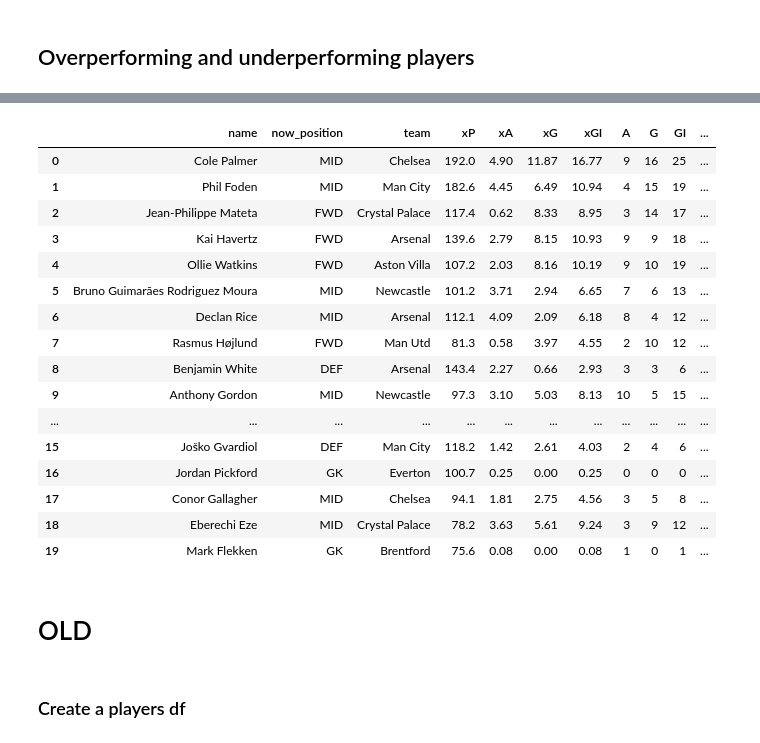
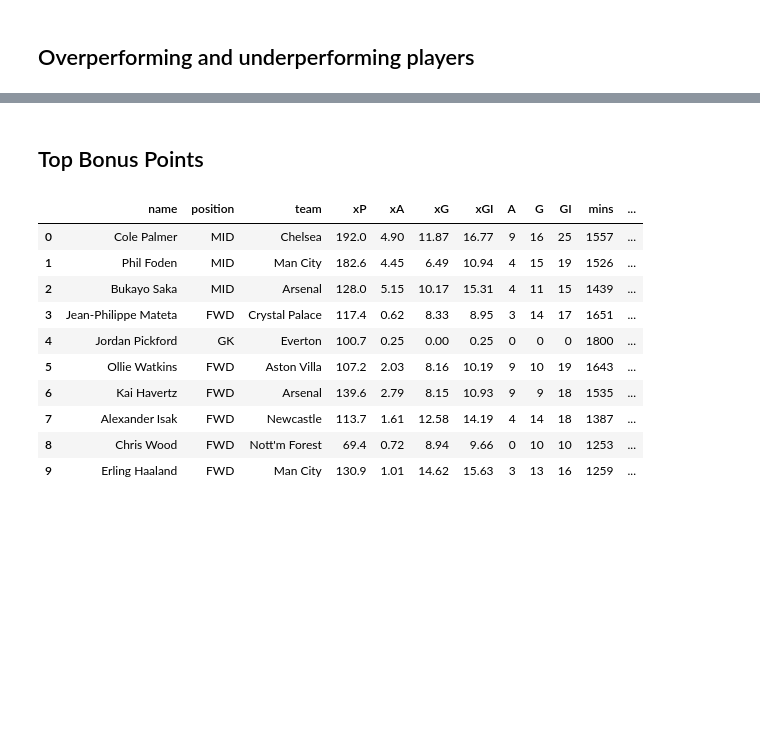
Before and after one commit to fajardgb/FPL-viz, a Jupyter notebook: preseason_scouting/preaseason_scouting2024-25.ipynb, the cells around one changed output, grey strips where cells are left out. Cells and saved outputs as stored; diff of their text form; code cells hidden in the pictures; blank space fills up the shorter version.

```diff
--- a/preseason_scouting/preaseason_scouting2024-25.ipynb
+++ b/preseason_scouting/preaseason_scouting2024-25.ipynb
@@ -51,7 +52,7 @@ def select_gw_subset(df, gw_start, gw_end, min_mins):
 
 
     # df = df.groupby(by=['name', 'prev_position', 'current_position', 'team'], as_index=False).agg(
-    df = df.groupby(by=['name', 'current_position', 'team'], as_index=False).agg(
+    df = df.groupby(by=['name', 'current_position', 'current_team'], as_index=False).agg(
         xP=('xP', 'sum'),
         xA=('xA', 'sum'),
         xG=('xG', 'sum'),
@@ -68,13 +69,17 @@ def select_gw_subset(df, gw_start, gw_end, min_mins):
 
     df = df[df['mins'] >= min_mins].reset_index(drop=True)
 
+    # check that there are players that meet the criteria
+    if len(df) == 0:
+        raise ValueError(f"Criteria for GWs {gw_start}-{gw_end} and min minutes {min_mins} not met")
+
     df['now_price'] = df['now_price'].astype(int)
     df['prev_price'] = df['prev_price'].round(0).astype(int)
 
-    df = df.rename(columns={'current_position': 'now_position'})
+    df = df.rename(columns={'current_position': 'position', 'current_team': 'team'})
 
     return df
 # %%
-df_subset = select_gw_subset(df, 19, 38, min_mins=1000)
+df_subset = select_gw_subset(df, 19, 38, min_mins=650)
 df_subset.head()
 # %% [output]
@@ -93,7 +98,7 @@ Let's add some informative columns
 df_subset['ppm'] = df_subset['points'] / df_subset['mins']
 
 # points per cost
-df_subset['ppc'] = (df_subset['points'] / df_subset['now_price']).round(2)
+df_subset['ppc'] = (df_subset['points'] / df_subset['now_price']).round(3)
 # %% [markdown]
 Let's see which players give you the most bang for your buck - points per cost (ppc)
 # %%
@@ -170,37 +175,17 @@ df_subset.head(20)
-# %%
-from sklearn.preprocessing import MinMaxScaler
-from sklearn.preprocessing import StandardScaler
-
-# Create a MinMaxScaler object
-scaler = StandardScaler()
-
-# Normalize the 'ppc' and 'GI_xGI_diff' columns
-df_subset[['ppc', 'GI_xGI_diff']] = scaler.fit_transform(df_subset[['ppc', 'GI_xGI_diff']])
-
-# Create a new column that sums the normalized 'ppc' and 'GI_xGI_diff' columns
-df_subset['sum_normalized'] = df_subset['ppc'] + df_subset['GI_xGI_diff']
+# %% [markdown]
+## Top Bonus Points
 # %%
-df_subset = df_subset.sort_values(by=['sum_normalized'], ascending=False).reset_index(drop=True)
-df_subset.head(20)
+df_subset = df_subset.sort_values(by=['bonus'], ascending=False).reset_index(drop=True)
+df_subset.head(10)
 # %% [output]
-|  | name | now_position | team | xP | xA | xG | xGI | A | G | GI | ... |
-| 0 | Cole Palmer | MID | Chelsea | 192.0 | 4.90 | 11.87 | 16.77 | 9 | 16 | 25 | ... |
-| 1 | Phil Foden | MID | Man City | 182.6 | 4.45 | 6.49 | 10.94 | 4 | 15 | 19 | ... |
-| 2 | Jean-Philippe Mateta | FWD | Crystal Palace | 117.4 | 0.62 | 8.33 | 8.95 | 3 | 14 | 17 | ... |
-| 3 | Kai Havertz | FWD | Arsenal | 139.6 | 2.79 | 8.15 | 10.93 | 9 | 9 | 18 | ... |
-| 4 | Ollie Watkins | FWD | Aston Villa | 107.2 | 2.03 | 8.16 | 10.19 | 9 | 10 | 19 | ... |
-| 5 | Bruno Guimarães Rodriguez Moura | MID | Newcastle | 101.2 | 3.71 | 2.94 | 6.65 | 7 | 6 | 13 | ... |
-| 6 | Declan Rice | MID | Arsenal | 112.1 | 4.09 | 2.09 | 6.18 | 8 | 4 | 12 | ... |
-| 7 | Rasmus Højlund | FWD | Man Utd | 81.3 | 0.58 | 3.97 | 4.55 | 2 | 10 | 12 | ... |
-| 8 | Benjamin White | DEF | Arsenal | 143.4 | 2.27 | 0.66 | 2.93 | 3 | 3 | 6 | ... |
-| 9 | Anthony Gordon | MID | Newcastle | 97.3 | 3.10 | 5.03 | 8.13 | 10 | 5 | 15 | ... |
-| ... | ... | ... | ... | ... | ... | ... | ... | ... | ... | ... | ... |
-| 15 | Joško Gvardiol | DEF | Man City | 118.2 | 1.42 | 2.61 | 4.03 | 2 | 4 | 6 | ... |
-| 16 | Jordan Pickford | GK | Everton | 100.7 | 0.25 | 0.00 | 0.25 | 0 | 0 | 0 | ... |
-| 17 | Conor Gallagher | MID | Chelsea | 94.1 | 1.81 | 2.75 | 4.56 | 3 | 5 | 8 | ... |
-| 18 | Eberechi Eze | MID | Crystal Palace | 78.2 | 3.63 | 5.61 | 9.24 | 3 | 9 | 12 | ... |
-| 19 | Mark Flekken | GK | Brentford | 75.6 | 0.08 | 0.00 | 0.08 | 1 | 0 | 1 | ... |
+|  | name | position | team | xP | xA | xG | xGI | A | G | GI | mins | ... |
+| 0 | Cole Palmer | MID | Chelsea | 192.0 | 4.90 | 11.87 | 16.77 | 9 | 16 | 25 | 1557 | ... |
+| 1 | Phil Foden | MID | Man City | 182.6 | 4.45 | 6.49 | 10.94 | 4 | 15 | 19 | 1526 | ... |
+| 2 | Bukayo Saka | MID | Arsenal | 128.0 | 5.15 | 10.17 | 15.31 | 4 | 11 | 15 | 1439 | ... |
+| 3 | Jean-Philippe Mateta | FWD | Crystal Palace | 117.4 | 0.62 | 8.33 | 8.95 | 3 | 14 | 17 | 1651 | ... |
+| 4 | Jordan Pickford | GK | Everton | 100.7 | 0.25 | 0.00 | 0.25 | 0 | 0 | 0 | 1800 | ... |
+| 5 | Ollie Watkins | FWD | Aston Villa | 107.2 | 2.03 | 8.16 | 10.19 | 9 | 10 | 19 | 1643 | ... |
+| 6 | Kai Havertz | FWD | Arsenal | 139.6 | 2.79 | 8.15 | 10.93 | 9 | 9 | 18 | 1535 | ... |
+| 7 | Alexander Isak | FWD | Newcastle | 113.7 | 1.61 | 12.58 | 14.19 | 4 | 14 | 18 | 1387 | ... |
+| 8 | Chris Wood | FWD | Nott'm Forest | 69.4 | 0.72 | 8.94 | 9.66 | 0 | 10 | 10 | 1253 | ... |
+| 9 | Erling Haaland | FWD | Man City | 130.9 | 1.01 | 14.62 | 15.63 | 3 | 13 | 16 | 1259 | ... |
-# %% [markdown]
-# OLD
-# %% [markdown]
-### Create a players df
```
Also changed, not shown: parts of 25 cells of this notebook, 1 other file.
